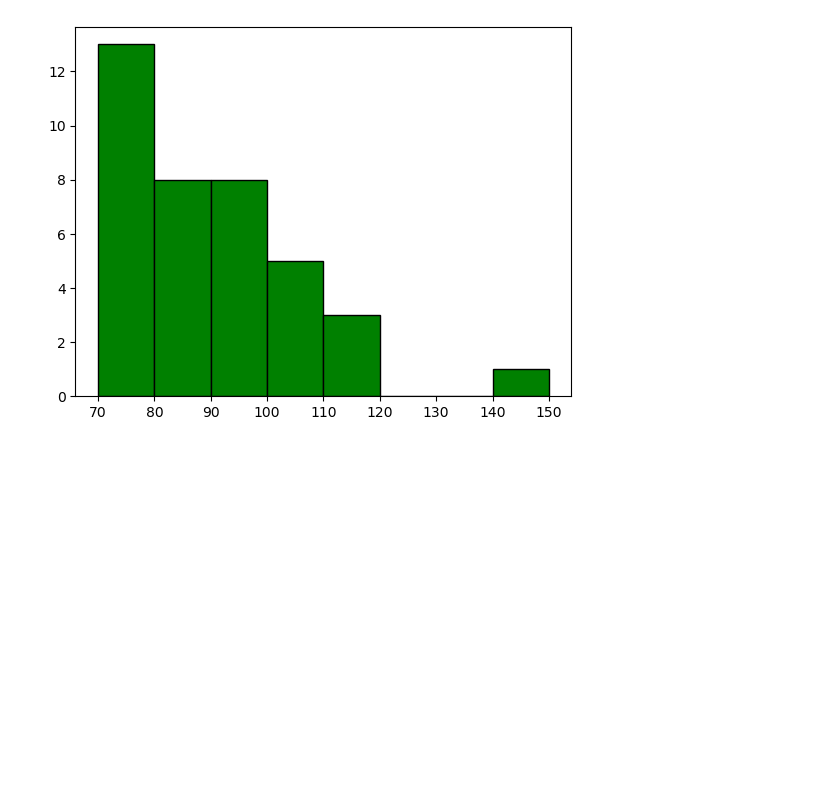
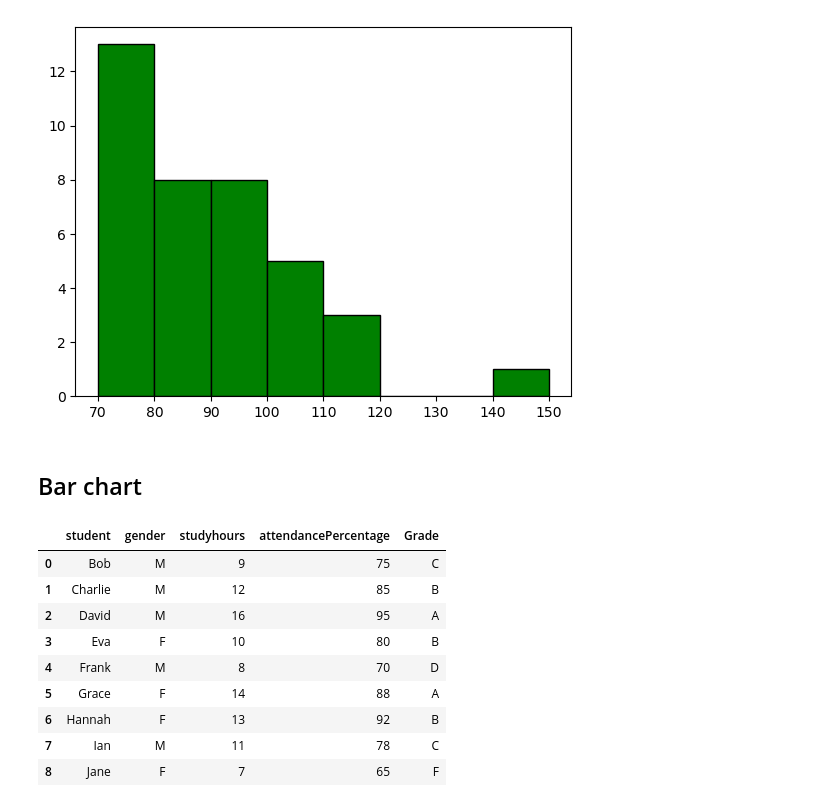
Before and after one commit to shahbaz-kamal/machine_learning, a Jupyter notebook: 15-data_visualization_with_matplotlib/module-15.ipynb, the cells around one changed output. Cells and saved outputs as stored; diff of their text form; code cells hidden in the pictures; blank space fills up the shorter version.

```diff
--- a/15-data_visualization_with_matplotlib/module-15.ipynb
+++ b/15-data_visualization_with_matplotlib/module-15.ipynb
@@ -151,3 +151,26 @@ plt.hist(iqScore,color='g',bins=[70,80,90,100,110,120,130,140,150] ,edgecolor='b
  array([ 70.,  80.,  90., 100., 110., 120., 130., 140., 150.]),
  <BarContainer object of 8 artists>)
 [figure]
+# %% [markdown]
+## Bar chart
+# %%
+data = {
+    'student': [ 'Bob', 'Charlie', 'David', 'Eva', 'Frank', 'Grace', 'Hannah', 'Ian', 'Jane'],
+    'gender': [ 'M', 'M', 'M', 'F', 'M', 'F', 'F', 'M', 'F'],
+    'studyhours': [ 9, 12, 16, 10, 8, 14, 13, 11, 7],
+    'attendancePercentage': [ 75, 85, 95, 80, 70, 88, 92, 78, 65],
+    'Grade': [ 'C', 'B', 'A', 'B', 'D', 'A', 'B', 'C', 'F']
+}
+df=pd.DataFrame(data)
+df
+# %% [output]
+|  | student | gender | studyhours | attendancePercentage | Grade |
+| 0 | Bob | M | 9 | 75 | C |
+| 1 | Charlie | M | 12 | 85 | B |
+| 2 | David | M | 16 | 95 | A |
+| 3 | Eva | F | 10 | 80 | B |
+| 4 | Frank | M | 8 | 70 | D |
+| 5 | Grace | F | 14 | 88 | A |
+| 6 | Hannah | F | 13 | 92 | B |
+| 7 | Ian | M | 11 | 78 | C |
+| 8 | Jane | F | 7 | 65 | F |
```
Also changed, not shown: parts of 1 cell of this notebook.
